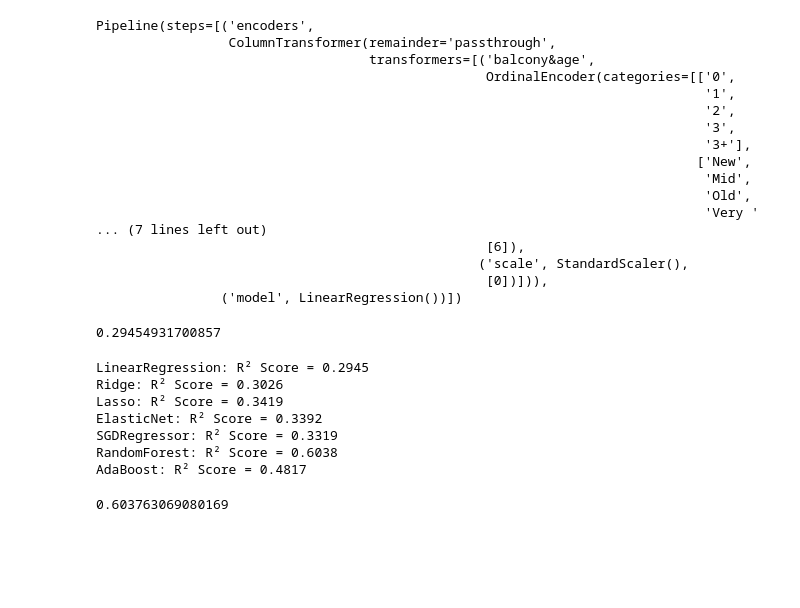
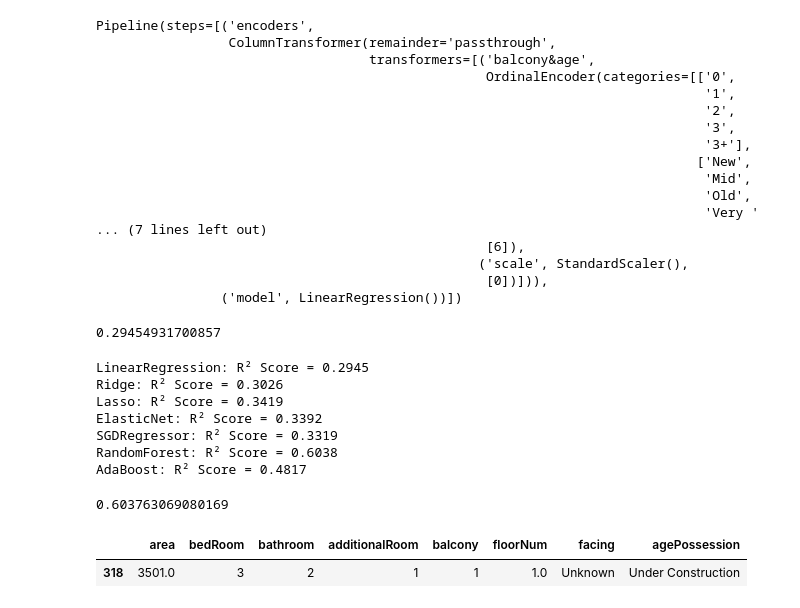
Before and after one commit to ombadgujar40/HousePricePredictor, a Jupyter notebook: app.ipynb, the cells around one changed output. Cells and saved outputs as stored; diff of their text form; code cells hidden in the pictures; blank space fills up the shorter version.

```diff
--- a/app.ipynb
+++ b/app.ipynb
@@ -297,3 +297,8 @@ import pickle
 # Save the pipeline to a file
 with open("house_price_pipeline.pkl", "wb") as f:
     pickle.dump(pipeline, f)
+# %%
+X_test.head(1)
+# %% [output]
+|  | area | bedRoom | bathroom | additionalRoom | balcony | floorNum | facing | agePossession |
+| 318 | 3501.0 | 3 | 2 | 1 | 1 | 1.0 | Unknown | Under Construction |
```
